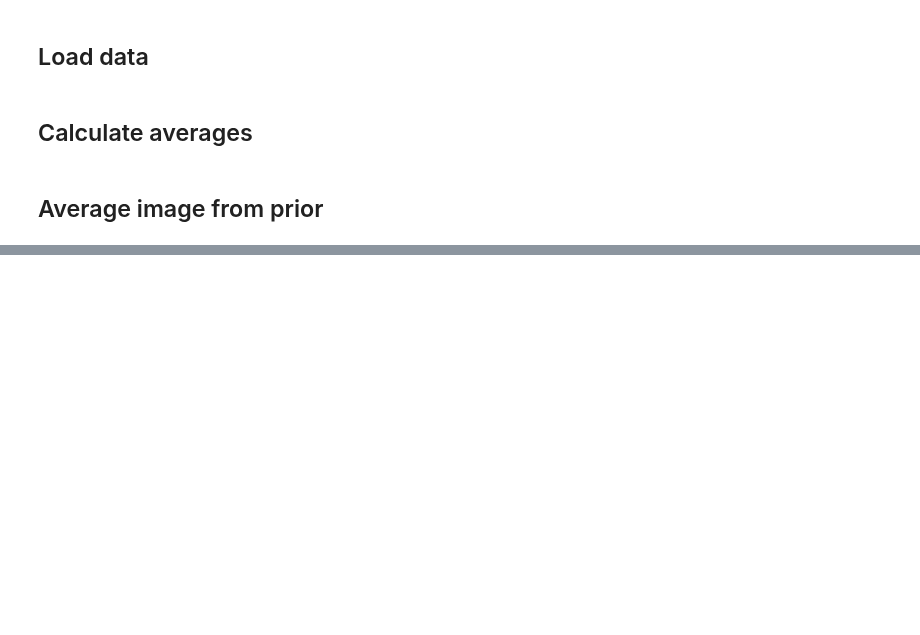
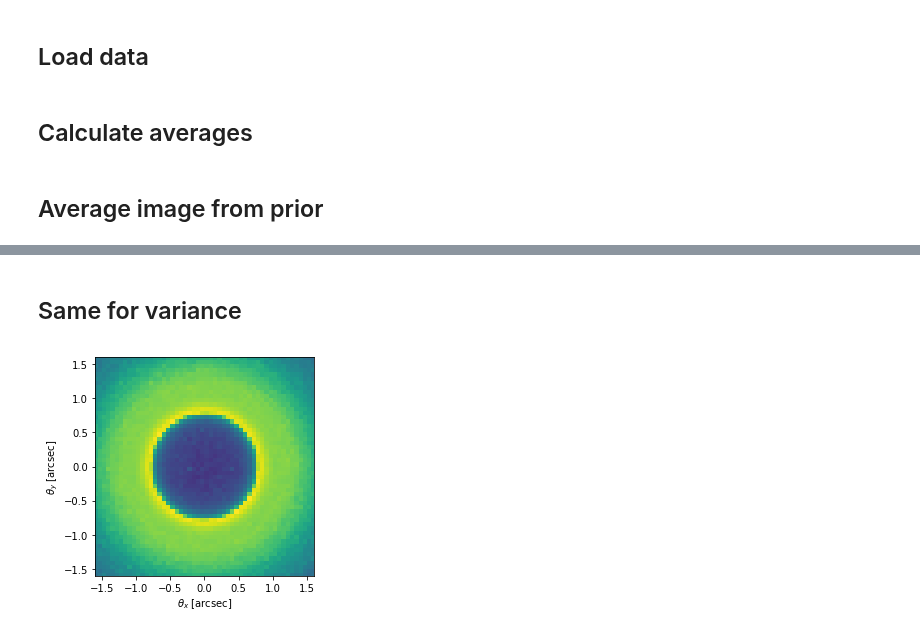
Before and after one commit to smsharma/mining-for-substructure-lens, a Jupyter notebook: notebooks/02_plot_average_images.ipynb, the cells around one changed output, grey strips where cells are left out. Cells and saved outputs as stored; diff of their text form; code cells hidden in the pictures; blank space fills up the shorter version.

```diff
--- a/notebooks/02_plot_average_images.ipynb
+++ b/notebooks/02_plot_average_images.ipynb
@@ -30,6 +34,8 @@ m_subs = np.load("../data/samples/m_subs_train.npy")
 ## Calculate averages
 # %%
 avg_x_prior = np.mean(x[y==1], axis=0)
+# %%
+std_x_prior = np.std(x[y==1], axis=0)
 # %%
 alpha_boundaries = (0., 7., 13., 100000.)
 beta_boundaries = (-1000.,-2.2,-1.6,-1.0)
@@ -89,0 +137,24 @@ plt.savefig("../figures/average_image_theta.pdf")
+# %% [markdown]
+## Same for variance
+# %%
+plt.figure(figsize=(4,4))
+
+plt.imshow(
+    std_x_prior/avg_x_prior,
+    vmin=0.,
+    vmax=1.5,
+    cmap='viridis',
+    extent=(-2.,2.,-2.,2.),
+    origin="lower"
+)
+
+plt.xlim(-1.6,1.6)
+plt.ylim(-1.6,1.6)
+
+plt.xlabel(r"$\theta_x$ [arcsec]")
+plt.ylabel(r"$\theta_y$ [arcsec]")
+
+plt.tight_layout()
+plt.savefig("../figures/std_image_prior.pdf")
+# %% [output]
+[figure, added]
```
Also changed, not shown: parts of 7 cells of this notebook, 7 other files.
